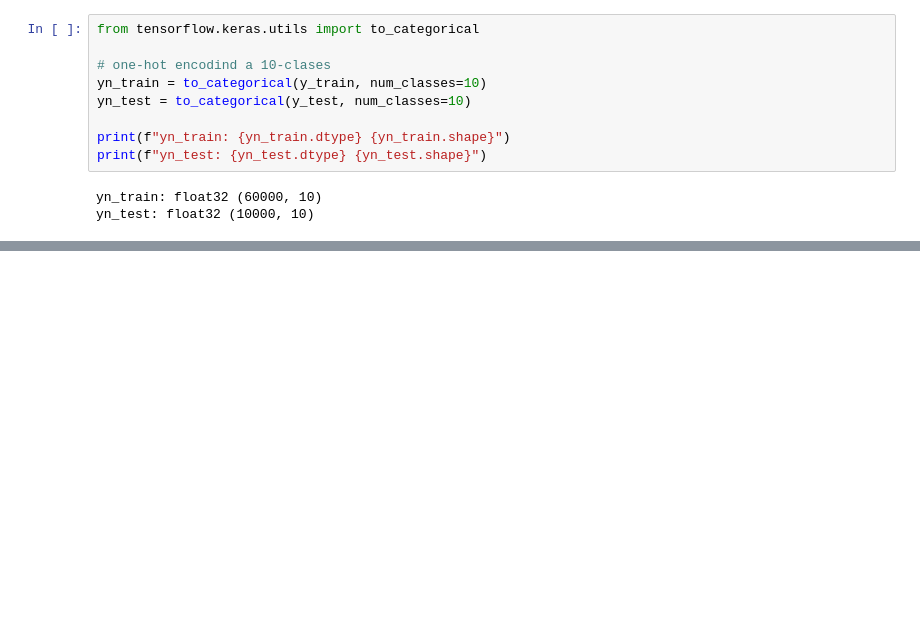
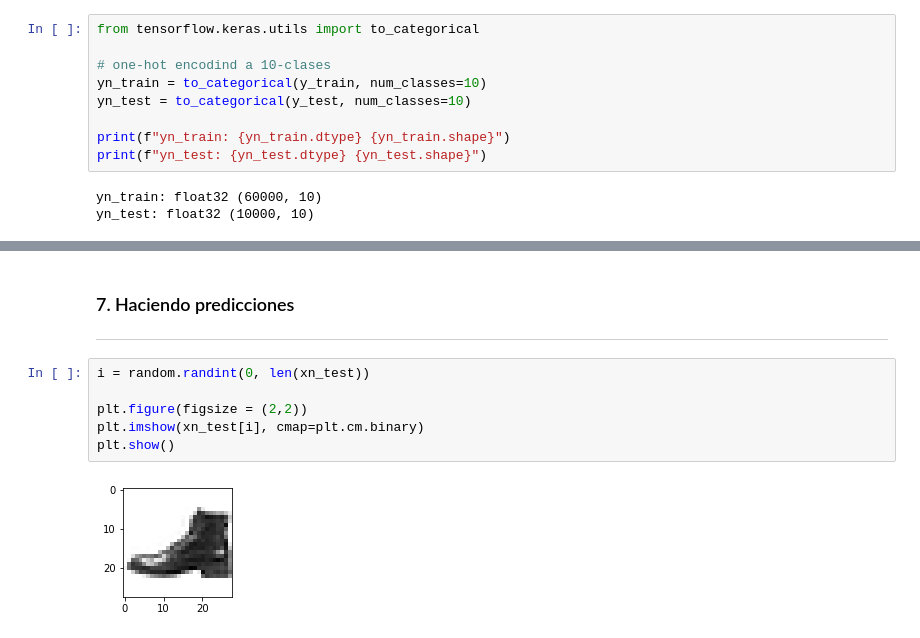
Before and after one commit to nosolobots/ai, a Jupyter notebook: books/Python_DL-torres/ch05_nn_keras/keras_MNIST_Fashion.ipynb, the cells around one changed output, grey strips where cells are left out. Drawn from its saved outputs; the diff is of its cells as text; blank space fills up the shorter version.

```diff
--- a/books/Python_DL-torres/ch05_nn_keras/keras_MNIST_Fashion.ipynb
+++ b/books/Python_DL-torres/ch05_nn_keras/keras_MNIST_Fashion.ipynb
@@ -158,0 +249,11 @@ label: 4 --> one-hot: [0. 0. 0. 0. 1. 0. 0. 0. 0. 0.]
+# %% [markdown]
+### 7. Haciendo predicciones
+---
+# %%
+i = random.randint(0, len(xn_test))
+
+plt.figure(figsize = (2,2))
+plt.imshow(xn_test[i], cmap=plt.cm.binary)
+plt.show()
+# %% [output]
+[figure, added]
```
Also changed, not shown: parts of 15 cells of this notebook, 1 other file.
